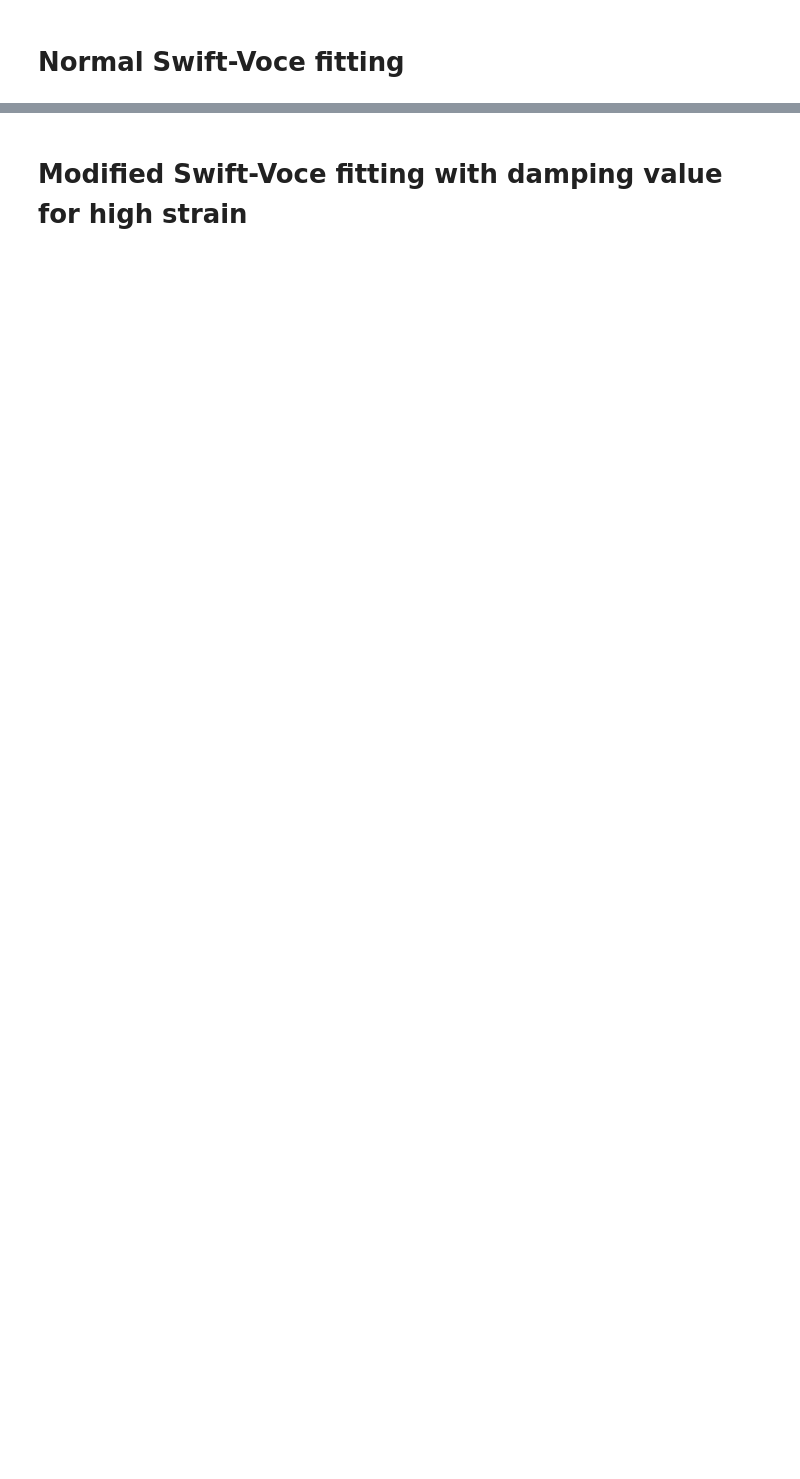
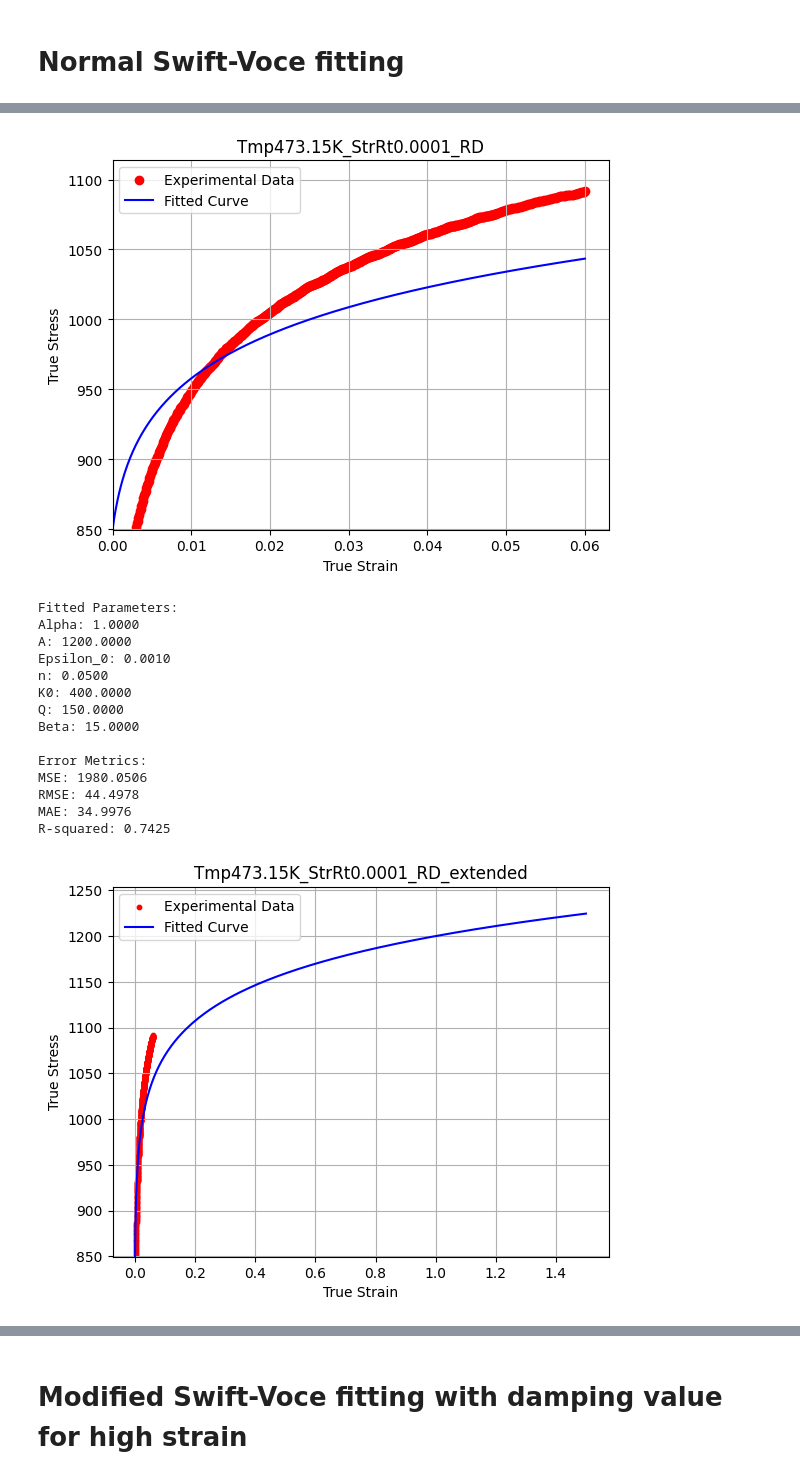
Before and after one commit to meiannnnn/coe-final-project, a Jupyter notebook: sv_fitting.ipynb, the cells around one changed output, grey strips where cells are left out. Cells and saved outputs as stored; diff of their text form; code cells hidden in the pictures; blank space fills up the shorter version.

```diff
--- a/sv_fitting.ipynb
+++ b/sv_fitting.ipynb
@@ -114,0 +137,20 @@ def analyze_sv_fit(file_path, strain_column, stress_column, title, initial_guess
+# %%
+condition = 'Tmp473.15K_StrRt0.0001_RD'
+analyze_sv_fit(f'data/Exp_FC_StrRtDpn_TmpDpn_Tmp473.csv', condition + '_E', condition + '_S', condition)
+# %% [output]
+[figure, added]
+Fitted Parameters:
+Alpha: 1.0000
+A: 1200.0000
+Epsilon_0: 0.0010
+n: 0.0500
+K0: 400.0000
+Q: 150.0000
+Beta: 15.0000
+
+Error Metrics:
+MSE: 1980.0506
+RMSE: 44.4978
+MAE: 34.9976
+R-squared: 0.7425
+[figure, added]
```
Also changed, not shown: parts of 6 cells of this notebook, 1 other file.
